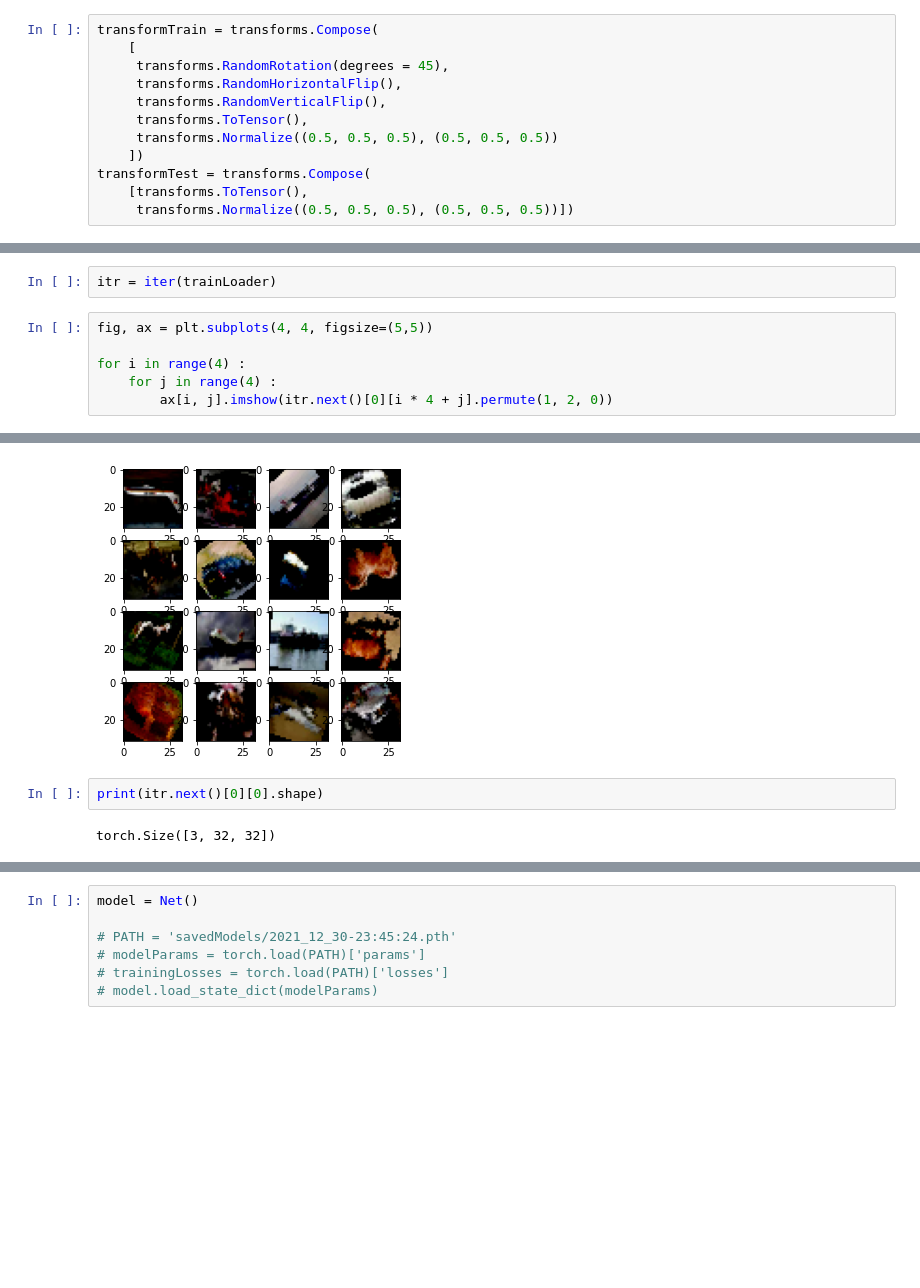
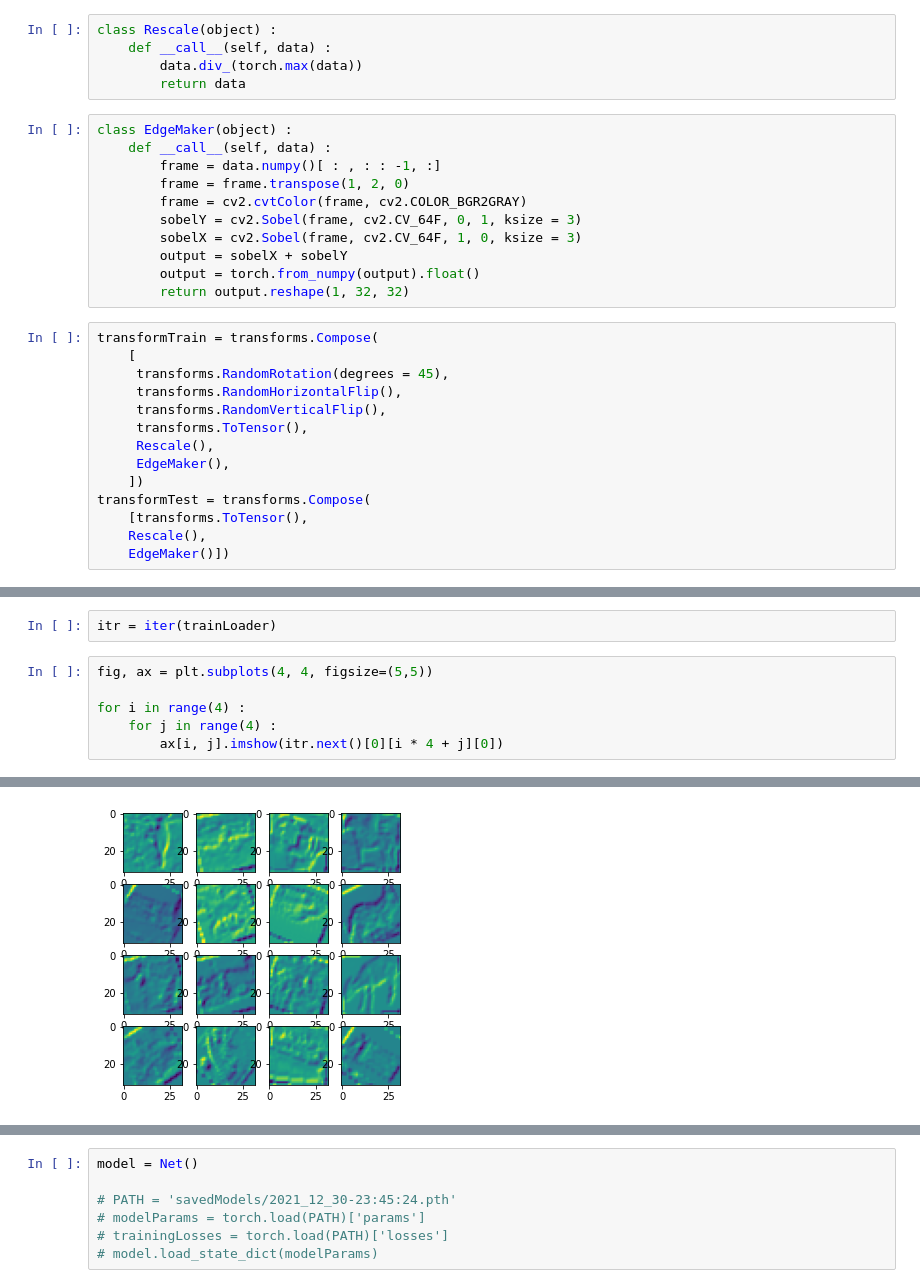
Before and after one commit to amansatyawali/practice, a Jupyter notebook: pytorch/cifar10/training.ipynb, the cells around one changed output, grey strips where cells are left out. Cells and saved outputs as stored; diff of their text form; blank space fills up the shorter version.

```diff
--- a/pytorch/cifar10/training.ipynb
+++ b/pytorch/cifar10/training.ipynb
@@ -14,5 +15,21 @@ import torchvision.transforms as transforms
 # %%
 logWriter = SummaryWriter("runs")
+# %%
+class Rescale(object) :
+    def __call__(self, data) :
+        data.div_(torch.max(data))
+        return data
+# %%
+class EdgeMaker(object) :
+    def __call__(self, data) :
+        frame = data.numpy()[ : , : : -1, :]
+        frame = frame.transpose(1, 2, 0)
+        frame = cv2.cvtColor(frame, cv2.COLOR_BGR2GRAY)
+        sobelY = cv2.Sobel(frame, cv2.CV_64F, 0, 1, ksize = 3)
+        sobelX = cv2.Sobel(frame, cv2.CV_64F, 1, 0, ksize = 3)
+        output = sobelX + sobelY
+        output = torch.from_numpy(output).float()
+        return output.reshape(1, 32, 32)
 # %%
 transformTrain = transforms.Compose(
     [
@@ -20,11 +37,13 @@ transformTrain = transforms.Compose(
      transforms.RandomHorizontalFlip(),
      transforms.RandomVerticalFlip(),
      transforms.ToTensor(),
-     transforms.Normalize((0.5, 0.5, 0.5), (0.5, 0.5, 0.5))
+     Rescale(),
+     EdgeMaker(),
     ])
 transformTest = transforms.Compose(
     [transforms.ToTensor(),
-     transforms.Normalize((0.5, 0.5, 0.5), (0.5, 0.5, 0.5))])
+    Rescale(),
+    EdgeMaker()])
 # %%
 trainSet = datasets.CIFAR10(root = './data', train = True, download = True, transform = transformTrain)
 testSet = datasets.CIFAR10(root = './data', train = False, download = True, transform = transformTest)
@@ -45,5 +64,5 @@ fig, ax = plt.subplots(4, 4, figsize=(5,5))
 
 for i in range(4) :
     for j in range(4) :
-        ax[i, j].imshow(itr.next()[0][i * 4 + j].permute(1, 2, 0))
+        ax[i, j].imshow(itr.next()[0][i * 4 + j][0])
 # %% [output]
@@ -66,8 +69,4 @@ Clipping input data to the valid range for imshow with RGB data ([0..1] for floa
-[figure, old version]
+[figure, new version]
-# %%
-print(itr.next()[0][0].shape)
-# %% [output]
-torch.Size([3, 32, 32])
 # %%
 class Net(nn.Module):
 
```
Also changed, not shown: parts of 10 cells of this notebook, 4 other files.
